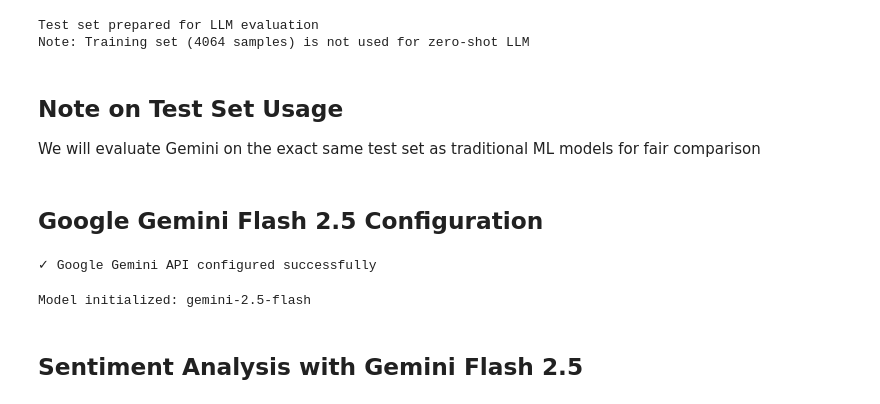
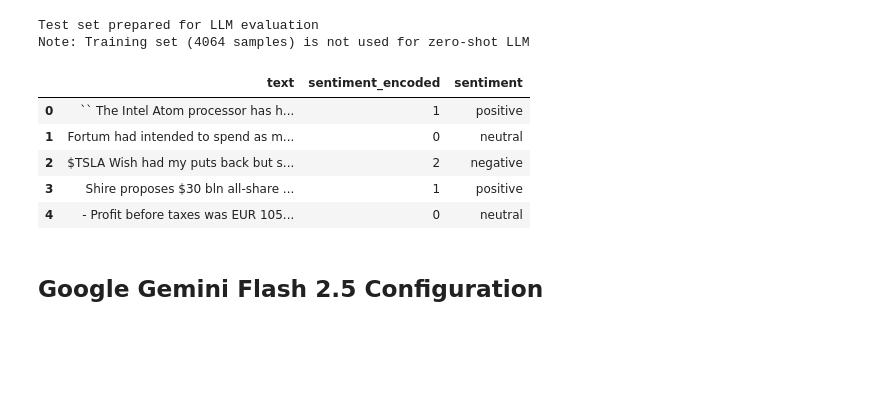
Before and after one commit to grkmzkn/finnews-insights, a Jupyter notebook: src/sentiment_analysis_llm.ipynb, the cells around one changed output. Drawn from its saved outputs; the diff is of its cells as text; code cells hidden in the pictures; blank space fills up the shorter version.

```diff
--- a/src/sentiment_analysis_llm.ipynb
+++ b/src/sentiment_analysis_llm.ipynb
@@ -323,39 +324,14 @@ print(f"Note: Training set ({len(X_train)} samples) is not used for zero-shot LL
 # %% [output]
 Test set prepared for LLM evaluation
 Note: Training set (4064 samples) is not used for zero-shot LLM
-# %% [markdown]
-## Note on Test Set Usage
-We will evaluate Gemini on the exact same test set as traditional ML models for fair comparison
+# %%
+df_test.head()
+# %% [output]
+|  | text | sentiment_encoded | sentiment |
+| 0 | `` The Intel Atom processor has h... | 1 | positive |
+| 1 | Fortum had intended to spend as m... | 0 | neutral |
+| 2 | $TSLA Wish had my puts back but s... | 2 | negative |
+| 3 | Shire proposes $30 bln all-share ... | 1 | positive |
+| 4 | - Profit before taxes was EUR 105... | 0 | neutral |
 # %% [markdown]
 ## Google Gemini Flash 2.5 Configuration
-# %%
-# Configure Google Gemini API
-# IMPORTANT: Set your API key as an environment variable or replace with your key
-# You can get your API key from: https://makersuite.google.com/app/apikey
-
-# Option 1: Set environment variable (recommended)
-# export GOOGLE_API_KEY='your-api-key-here'
-api_key = os.environ.get('GOOGLE_API_KEY')
-
-# Option 2: Direct assignment (not recommended for production)
-# api_key = 'your-api-key-here'
-
-if not api_key:
-    print("⚠️ WARNING: GOOGLE_API_KEY not found!")
-    print("Please set your API key:")
-    print("  Option 1: Set environment variable GOOGLE_API_KEY")
-    print("  Option 2: Uncomment and add your key in the cell above")
-else:
-    genai.configure(api_key=api_key)
-    print("✓ Google Gemini API configured successfully")
-# %% [output]
-✓ Google Gemini API configured successfully
-# %%
-# Initialize the model
-model = genai.GenerativeModel('gemini-2.5-flash')
-
-print("Model initialized: gemini-2.5-flash")
-# %% [output]
-Model initialized: gemini-2.5-flash
-# %% [markdown]
-## Sentiment Analysis with Gemini Flash 2.5
```
Also changed, not shown: parts of 41 cells of this notebook.
